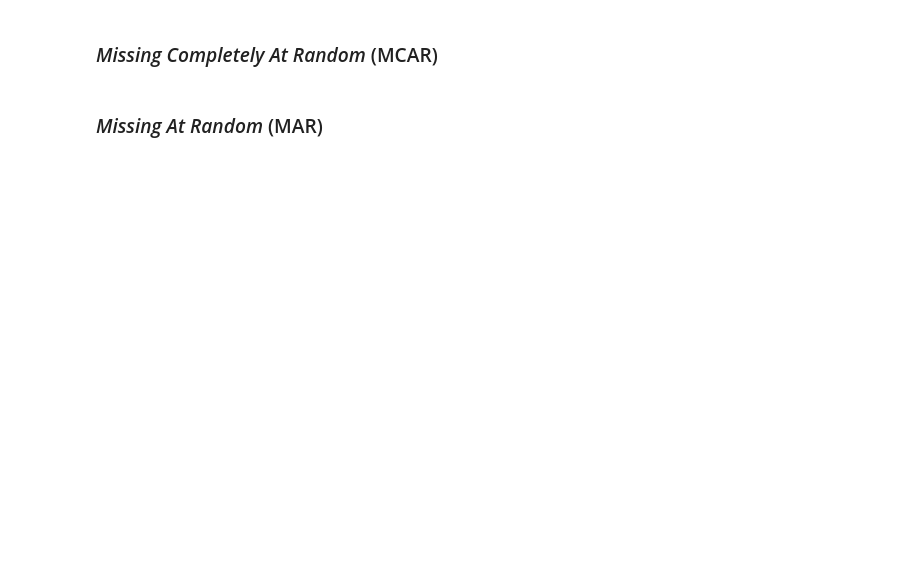
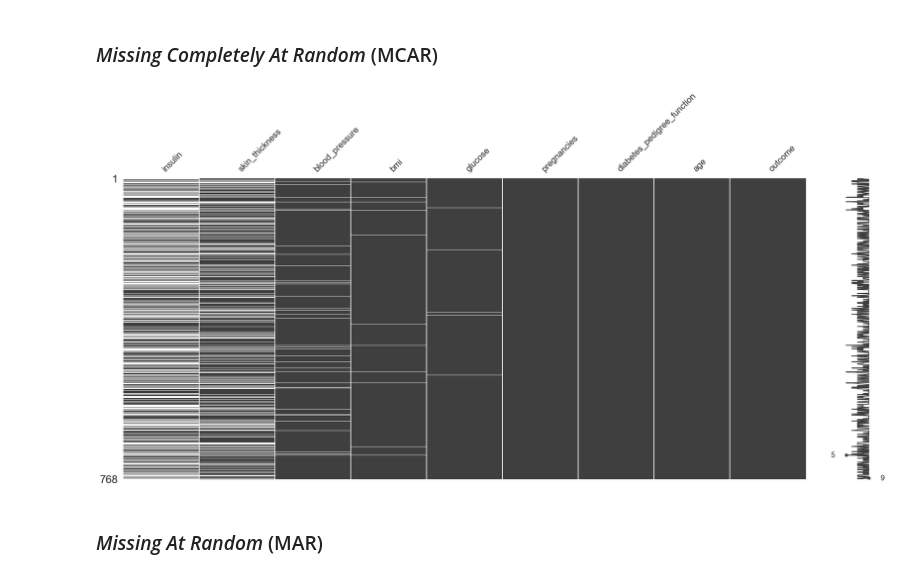
Before and after one commit to RaymundoSGlz/Manejo-de-datos-faltantes, a Jupyter notebook: live-exploration-missing-values.ipynb, the cells around one changed output. Cells and saved outputs as stored; diff of their text form; code cells hidden in the pictures; blank space fills up the shorter version.

Commit message:
Manipulación inicial de valores faltantes

```diff
--- a/live-exploration-missing-values.ipynb
+++ b/live-exploration-missing-values.ipynb
@@ -605,4 +786,13 @@ Ejemplo, encontrar los pares faltantes de `name` y `time`.
 # %% [markdown]
 ### _Missing Completely At Random_ (MCAR)
+# %%
+# ordena las columnas desde la que mas tiene valores faltantes a la que menos tiene
+(
+    diabetes_df
+    .missing.sort_variables_by_missingness()
+    .pipe(missingno.matrix) # muestra los datos en una matriz de sombra
+);
+# %% [output]
+[figure, added]
 # %% [markdown]
 ### _Missing At Random_ (MAR)
```
Also changed, not shown: parts of 18 cells of this notebook, 1 other file.
